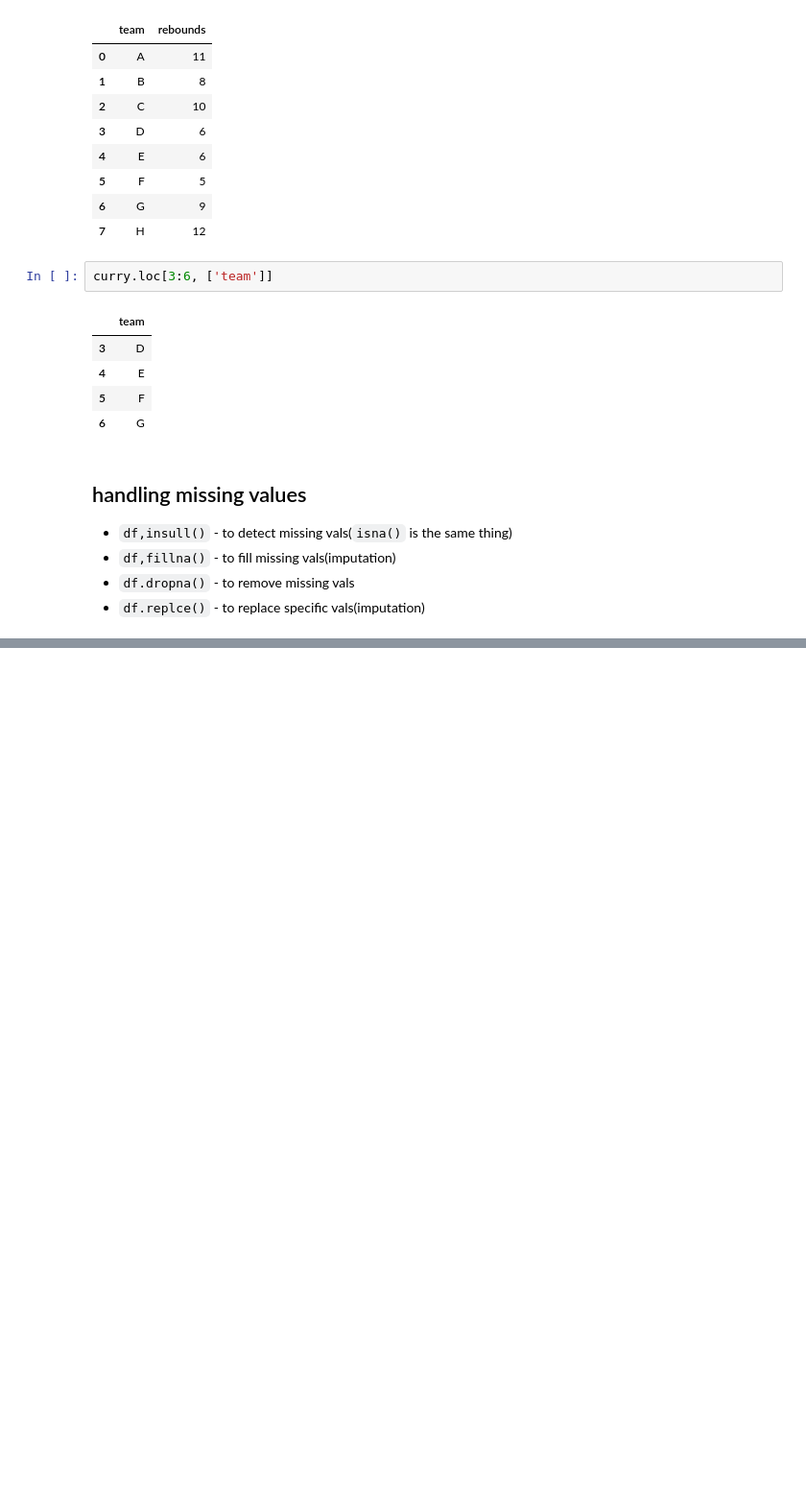
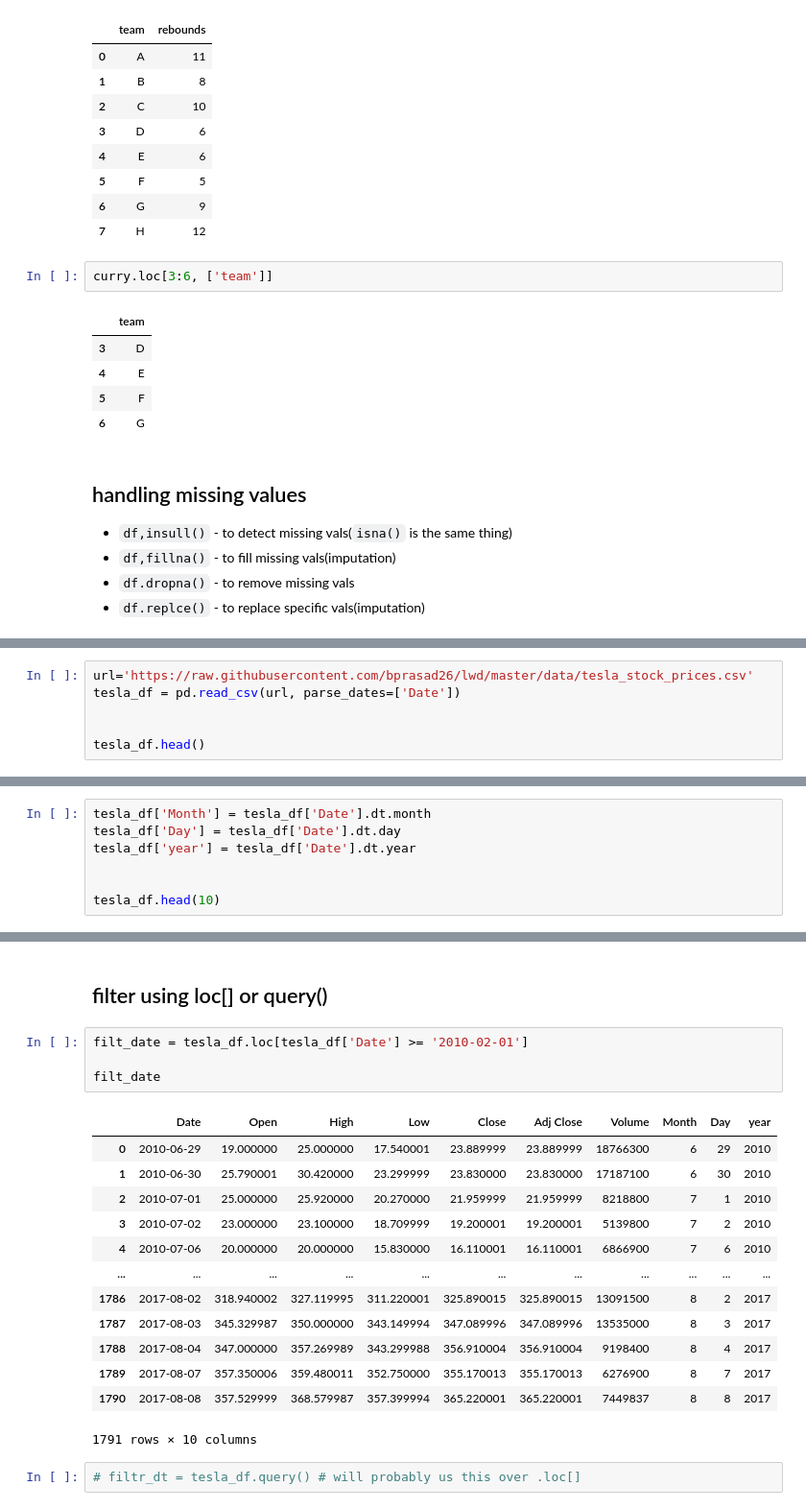
Before and after one commit to devontacrowder-cmyk/PandasLessons_GLAB, a Jupyter notebook: lecture_notes.ipynb, the cells around one changed output, grey strips where cells are left out. Shown at 96% size. Drawn from its saved outputs; the diff is of its cells as text; blank space fills up the shorter version.

```diff
--- a/lecture_notes.ipynb
+++ b/lecture_notes.ipynb
@@ -804,0 +973,6 @@ curry.loc[3:6, ['team']]
+# %%
+url='https://raw.githubusercontent.com/bprasad26/lwd/master/data/tesla_stock_prices.csv'
+tesla_df = pd.read_csv(url, parse_dates=['Date'])
+
+
+tesla_df.head()
@@ -804,0 +986,7 @@ curry.loc[3:6, ['team']]
+# %%
+tesla_df['Month'] = tesla_df['Date'].dt.month
+tesla_df['Day'] = tesla_df['Date'].dt.day
+tesla_df['year'] = tesla_df['Date'].dt.year
+
+
+tesla_df.head(10)
@@ -804,0 +1037,22 @@ curry.loc[3:6, ['team']]
+# %% [markdown]
+## filter using loc[] or query()
+# %%
+filt_date = tesla_df.loc[tesla_df['Date'] >= '2010-02-01']
+
+filt_date
+# %% [output]
+|  | Date | Open | High | Low | Close | Adj Close | Volume | Month | Day | year |
+| 0 | 2010-06-29 | 19.000000 | 25.000000 | 17.540001 | 23.889999 | 23.889999 | 18766300 | 6 | 29 | 2010 |
+| 1 | 2010-06-30 | 25.790001 | 30.420000 | 23.299999 | 23.830000 | 23.830000 | 17187100 | 6 | 30 | 2010 |
+| 2 | 2010-07-01 | 25.000000 | 25.920000 | 20.270000 | 21.959999 | 21.959999 | 8218800 | 7 | 1 | 2010 |
+| 3 | 2010-07-02 | 23.000000 | 23.100000 | 18.709999 | 19.200001 | 19.200001 | 5139800 | 7 | 2 | 2010 |
+| 4 | 2010-07-06 | 20.000000 | 20.000000 | 15.830000 | 16.110001 | 16.110001 | 6866900 | 7 | 6 | 2010 |
+| ... | ... | ... | ... | ... | ... | ... | ... | ... | ... | ... |
+| 1786 | 2017-08-02 | 318.940002 | 327.119995 | 311.220001 | 325.890015 | 325.890015 | 13091500 | 8 | 2 | 2017 |
+| 1787 | 2017-08-03 | 345.329987 | 350.000000 | 343.149994 | 347.089996 | 347.089996 | 13535000 | 8 | 3 | 2017 |
+| 1788 | 2017-08-04 | 347.000000 | 357.269989 | 343.299988 | 356.910004 | 356.910004 | 9198400 | 8 | 4 | 2017 |
+| 1789 | 2017-08-07 | 357.350006 | 359.480011 | 352.750000 | 355.170013 | 355.170013 | 6276900 | 8 | 7 | 2017 |
+| 1790 | 2017-08-08 | 357.529999 | 368.579987 | 357.399994 | 365.220001 | 365.220001 | 7449837 | 8 | 8 | 2017 |
+1791 rows × 10 columns
+# %%
+# filtr_dt = tesla_df.query() # will probably us this over .loc[]
```
Also changed, not shown: parts of 19 cells of this notebook.
